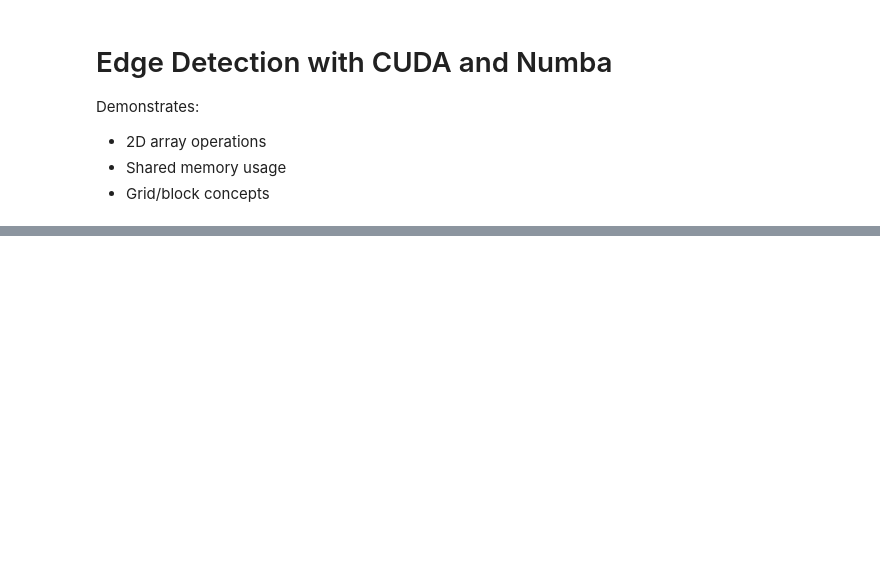
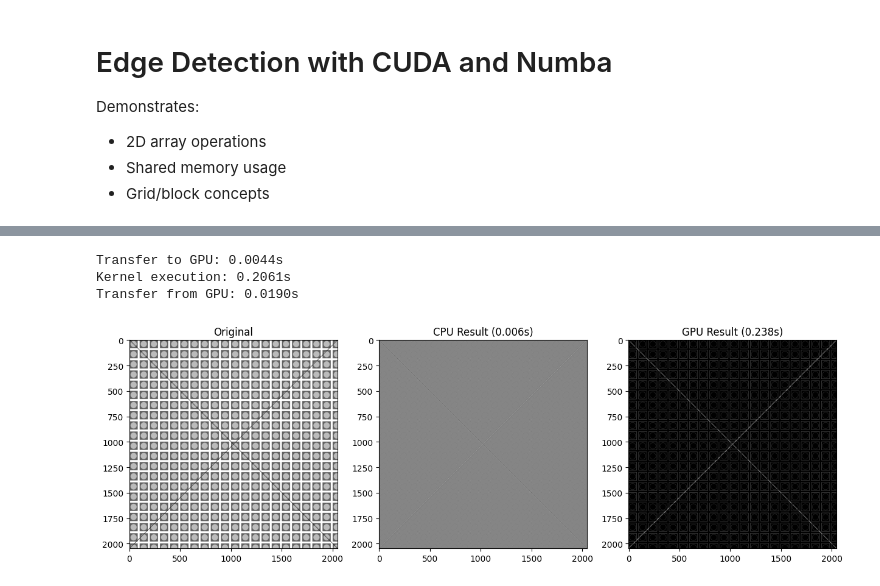
Before and after one commit to Ortimus/nvidia-numba-basics, a Jupyter notebook: edge-detection-CUDA-Numba.ipynb, the cells around one changed output, grey strips where cells are left out. Cells and saved outputs as stored; diff of their text form; code cells hidden in the pictures; blank space fills up the shorter version.

```diff
--- a/edge-detection-CUDA-Numba.ipynb
+++ b/edge-detection-CUDA-Numba.ipynb
@@ -86,23 +157,29 @@ def process_image(image, use_gpu=True):
 # %%
 # Load and process test image
-image = cv2.imread('your_image.jpg', cv2.IMREAD_GRAYSCALE).astype(np.float32) / 255
+#image = cv2.imread('your_image.jpg', cv2.IMREAD_GRAYSCALE).astype(np.float32) / 255
 
+import math
 # CPU timing
 t0 = time()
 cpu_result = process_image(image, use_gpu=False)
 cpu_time = time() - t0
 
 # GPU timing
 t0 = time()
 gpu_result = process_image(image, use_gpu=True)
 gpu_time = time() - t0
 
 # Display results
 fig, axes = plt.subplots(1, 3, figsize=(15, 5))
 axes[0].imshow(image, cmap='gray')
 axes[0].set_title('Original')
 axes[1].imshow(cpu_result, cmap='gray')
 axes[1].set_title(f'CPU Result ({cpu_time:.3f}s)')
 axes[2].imshow(gpu_result, cmap='gray')
 axes[2].set_title(f'GPU Result ({gpu_time:.3f}s)')
 plt.show()
+# %% [output]
+Transfer to GPU: 0.0044s
+Kernel execution: 0.2061s
+Transfer from GPU: 0.0190s
+[figure, added]
```
Also changed, not shown: parts of 6 cells of this notebook.
